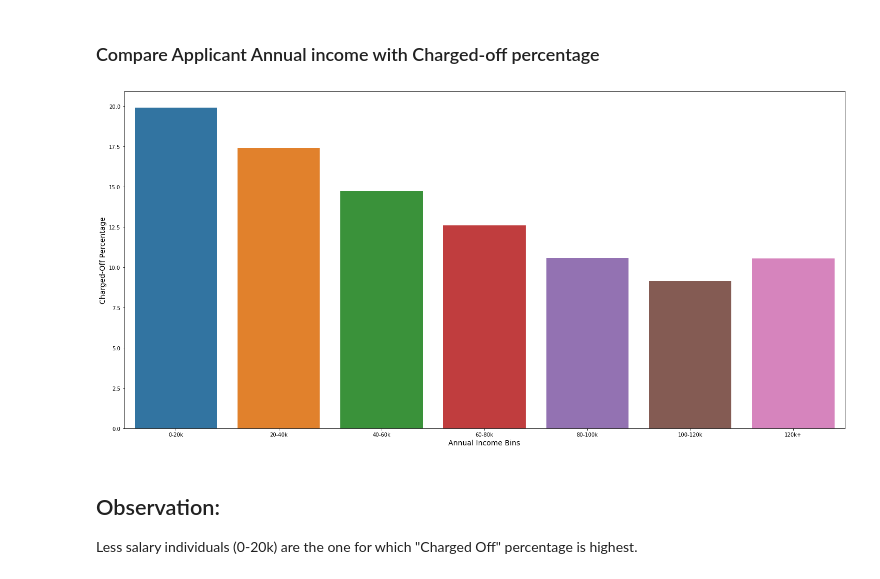
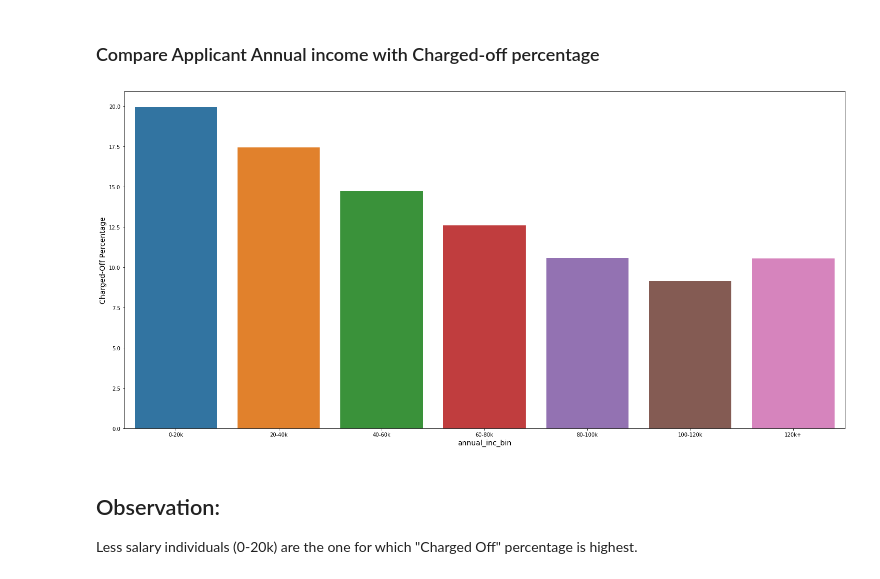
Before and after one commit to joshigeek/LendingClubCaseStudy, a Jupyter notebook: Himanshu-LendingClubCaseStudy.ipynb, the cells around one changed output. Saved outputs shown, nothing was run; the diff lists cells and outputs as text; code cells hidden in the pictures.

```diff
--- a/Himanshu-LendingClubCaseStudy.ipynb
+++ b/Himanshu-LendingClubCaseStudy.ipynb
@@ -450,11 +457,7 @@ df_annual_inc_loan['charged_off_perc'] = 100 * df_annual_inc_loan['Charged Off']
-# %%
-plt.figure(figsize=(25,12))
-sbn.barplot(data=df_annual_inc_loan, x='annual_inc_bin', y='charged_off_perc')
-plt.xlabel('Annual Income Bins',fontsize=14)
-plt.ylabel('Charged-Off Percentage',fontsize=14)
-plt.show()
-# %% [output]
-[figure, removed]
+# %%
+analysis_against_loan_status(df=df_noNA, column_name='annual_inc_bin')
+# %% [output]
+[figure, added]
 # %% [markdown]
 ## Observation:
 Less salary individuals (0-20k) are the one for which "Charged Off" percentage is highest.
```
Also changed, not shown: parts of 20 cells of this notebook.
